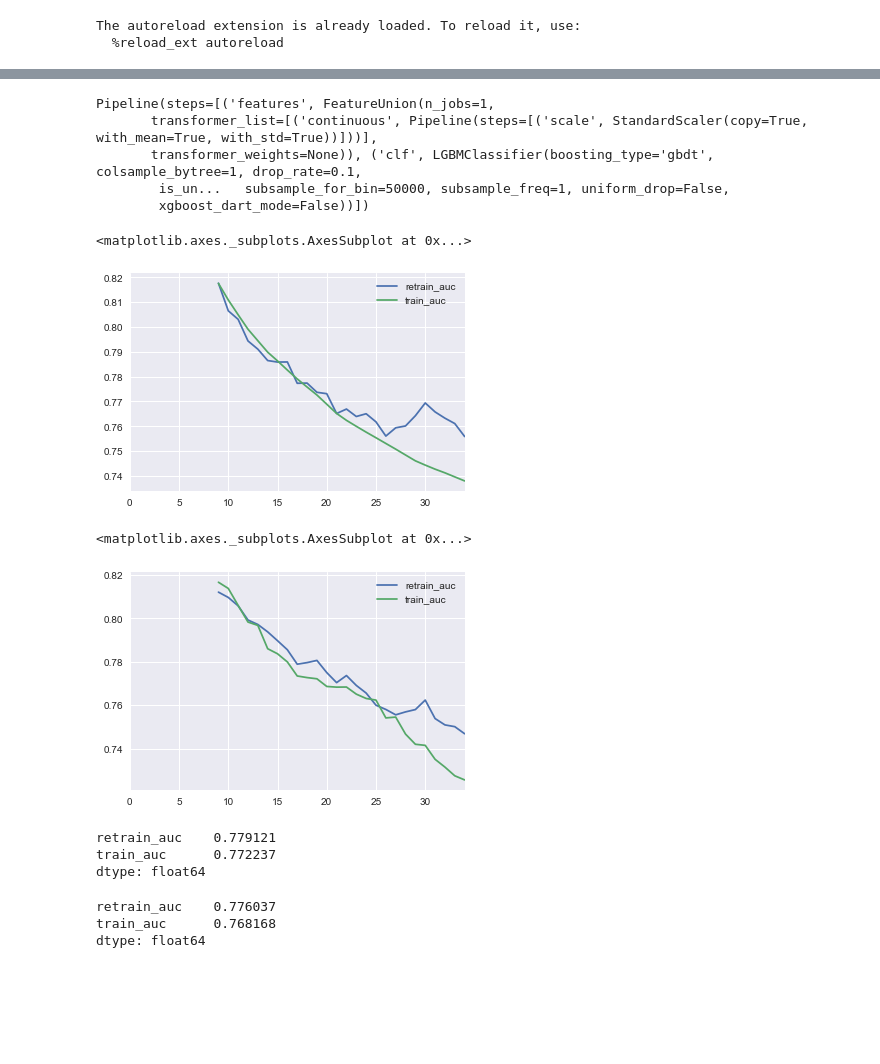
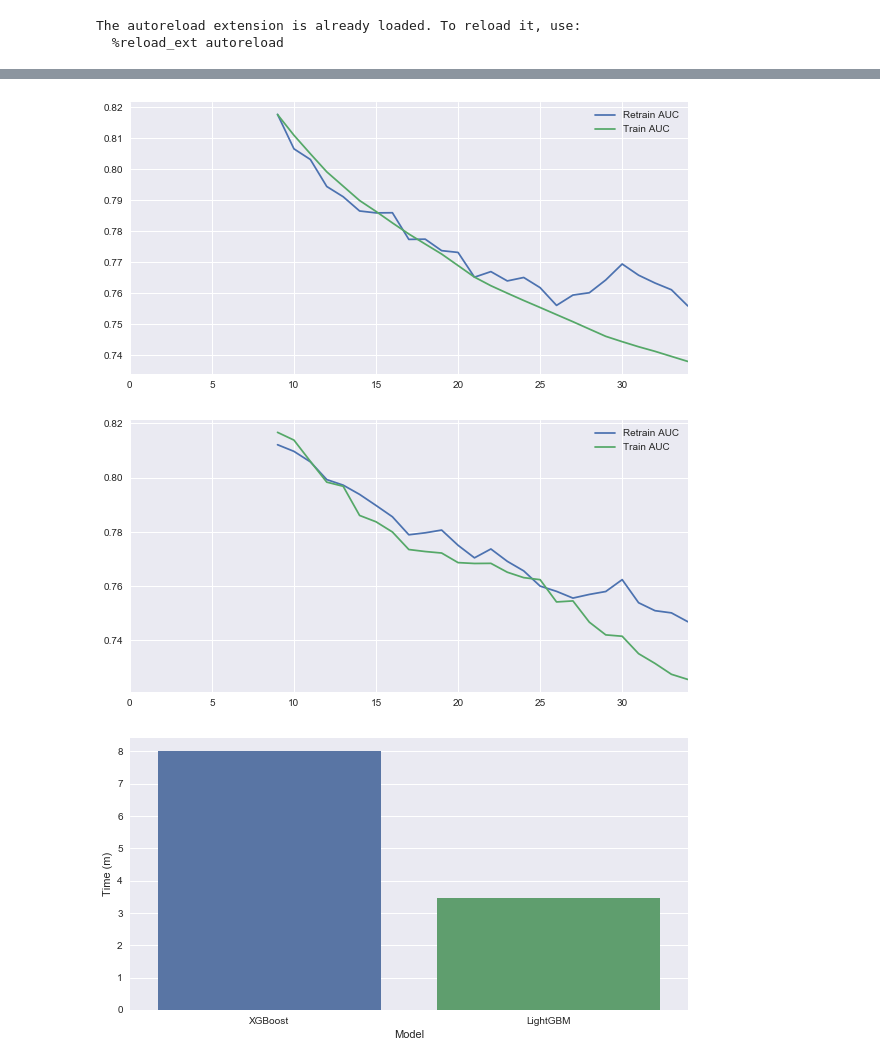
Before and after one commit to Azure/fast_retraining, a Jupyter notebook: experiments/02_BCI.ipynb, the cells around one changed output, grey strips where cells are left out. Drawn from its saved outputs; the diff is of its cells as text; code cells hidden in the pictures; blank space fills up the shorter version.

Commit message:
Adds timing plot and tidies things up

```diff
--- a/experiments/02_BCI.ipynb
+++ b/experiments/02_BCI.ipynb
@@ -65,6 +127,6 @@ def run_train_retrain_comparison(model, X, y, X_test, y_test):
         retrain_model.fit(new_train_X, np.concatenate(historical_y))
 
     return pd.DataFrame({
-        'train_auc':train_auc,
-        'retrain_auc':retrain_auc
+        'Train AUC':train_auc,
+        'Retrain AUC':retrain_auc
     })
@@ -84,43 +136,33 @@ results_dict={}
+# %%
+retrain_results_dict=dict()
 # %%
-results_dict['xgb']={
+retrain_results_dict['xgb']={
     'time': t.interval,
     'results': df
 }
-# %%
-lgbm_clf_pipeline.fit(np.concatenate(X),np.concatenate(y))
-# %% [output]
-Pipeline(steps=[('features', FeatureUnion(n_jobs=1,
-       transformer_list=[('continuous', Pipeline(steps=[('scale', StandardScaler(copy=True, with_mean=True, with_std=True))]))],
-       transformer_weights=None)), ('clf', LGBMClassifier(boosting_type='gbdt', colsample_bytree=1, drop_rate=0.1,
-        is_un...   subsample_for_bin=50000, subsample_freq=1, uniform_drop=False,
-        xgboost_dart_mode=False))])
 # %%
 with Timer() as t:
     df = run_train_retrain_comparison(lgbm_clf_pipeline, X, y, X_test, y_test)
 # %%
-results_dict['lgbm']={
+retrain_results_dict['lgbm']={
     'time': t.interval,
     'results': df
 }
 # %%
-results_dict['xgb']['results'].rolling(window=10).mean().plot()
+# XGB Retrain Results
+retrain_results_dict['xgb']['results'].rolling(window=10).mean().plot();
 # %% [output]
-<matplotlib.axes._subplots.AxesSubplot at 0x...>
-[figure, old version]
+[figure, new version]
 # %%
-results_dict['lgbm']['results'].rolling(window=10).mean().plot()
+# LGBM Retrain Results
+retrain_results_dict['lgbm']['results'].rolling(window=10).mean().plot();
 # %% [output]
-<matplotlib.axes._subplots.AxesSubplot at 0x...>
-[figure, old version]
+[figure, new version]
-# %%
-results_dict['xgb']['results'].mean()
-# %% [output]
-retrain_auc    0.779121
-train_auc      0.772237
-dtype: float64
-# %%
-results_dict['lgbm']['results'].mean()
-# %% [output]
-retrain_auc    0.776037
-train_auc      0.768168
-dtype: float64
+# %%
+# XGB vs LGBM Retrain Time
+t_res = pd.DataFrame([['XGBoost', retrain_results_dict['xgb']['time']/60],
+              ['LightGBM', retrain_results_dict['lgbm']['time']/60]], columns=['Model', 'Time(m)'])
+ax = seaborn.barplot(x="Model", y="Time(m)", data=t_res)
+ax.set(ylabel='Time (m)');
+# %% [output]
+[figure, added]
```
Also changed, not shown: parts of 13 cells of this notebook.
